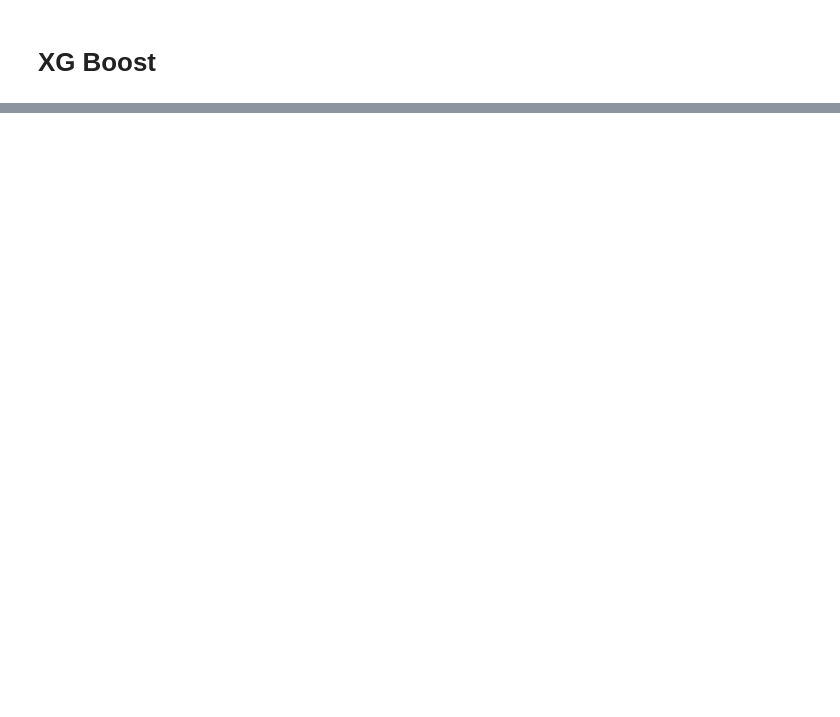
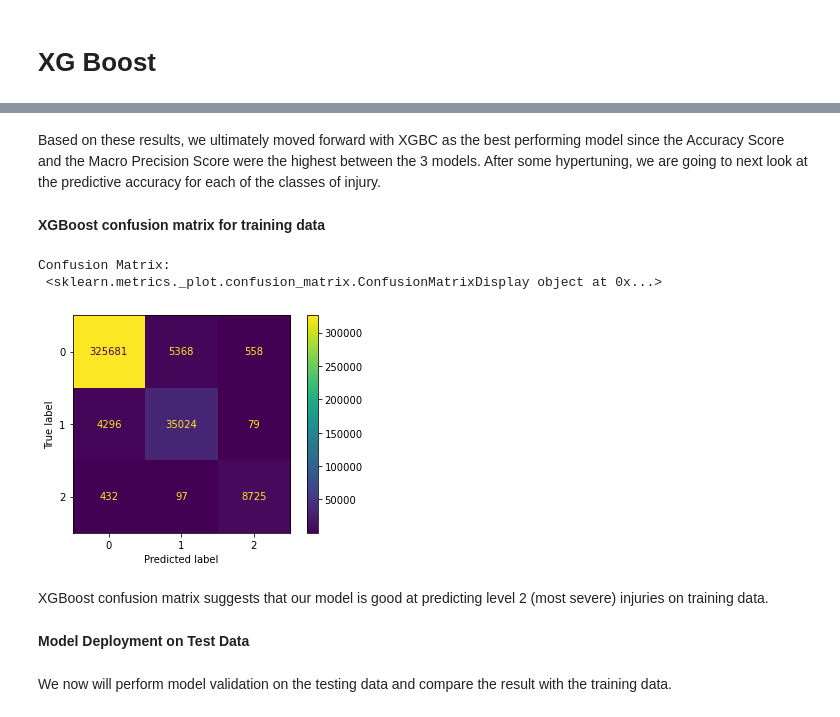
Before and after one commit to raylinsoriano/Project_3_Classification, a Jupyter notebook: lorela_nb.ipynb, the cells around one changed output, grey strips where cells are left out. Cells and saved outputs as stored; diff of their text form; code cells hidden in the pictures; blank space fills up the shorter version.

```diff
--- a/lorela_nb.ipynb
+++ b/lorela_nb.ipynb
@@ -918,0 +491,4 @@ plot_tree(tree_clf, ax=ax);
+# %%
+dummy_model = DummyClassifier(strategy="most_frequent")
+dummy_model.fit(X_train_sm, y_train_sm)
+y_hat = dummy_model.predict(train_df)
@@ -970,0 +719,25 @@ gridsearch.fit(train_dummies_trans_df, y_train)
+# %%
+boost_model = XGBClassifier(objective='ternary:logistic',
+    max_depth = 20,
+    min_child_weight = 0.5,
+    gamma = 10)
+
+
+boost_model.fit(X_train_sm, y_train_sm)
+print("fit model")
+
+y_hat = boost_model.predict(train_df)
+print("predicted on model")
+
+acc = accuracy_score(y_train,y_hat)
+macro_precision_score=precision_score(y_train, y_hat, average='macro')
+micro_precision_score=precision_score(y_train, y_hat, average='micro')
+macro_recall_score=recall_score(y_train, y_hat, average='macro')
+micro_recall_score=recall_score(y_train, y_hat, average='micro')
+
+print('Score: {}'.format(boost_model.score(train_df, y_train)))
+print('Accuracy Score: {}'.format(acc))
+print('Macro Precision Score: {}'.format(macro_precision_score))
+print('Micro Precision Score: {}'.format(micro_precision_score))
+print('Macro Recall Score: {}'.format(macro_recall_score))
+print('Micro Recall Score: {}'.format(micro_recall_score))
@@ -970,0 +754,13 @@ gridsearch.fit(train_dummies_trans_df, y_train)
+# %% [markdown]
+Based on these results, we ultimately moved forward with XGBC as the best performing model since the Accuracy Score and the Macro Precision Score were the highest between the 3 models. After some hypertuning, we are going to next look at the predictive accuracy for each of the classes of injury.
+# %% [markdown]
+**XGBoost confusion matrix for training data**
+# %%
+xgboost_matrix = plot_confusion_matrix(boost_model,train_df, y_train)
+print('Confusion Matrix:\n', xgboost_matrix)
+
+pyplot.show()
+# %% [output]
+Confusion Matrix:
+ <sklearn.metrics._plot.confusion_matrix.ConfusionMatrixDisplay object at 0x...>
+[figure, added]
@@ -970,0 +776,6 @@ gridsearch.fit(train_dummies_trans_df, y_train)
+# %% [markdown]
+XGBoost confusion matrix suggests that our model is good at predicting level 2 (most severe) injuries on training data.
+# %% [markdown]
+**Model Deployment on Test Data**
+# %% [markdown]
+We now will perform model validation on the testing data and compare the result with the training data.
```
Also changed, not shown: parts of 150 cells of this notebook.
